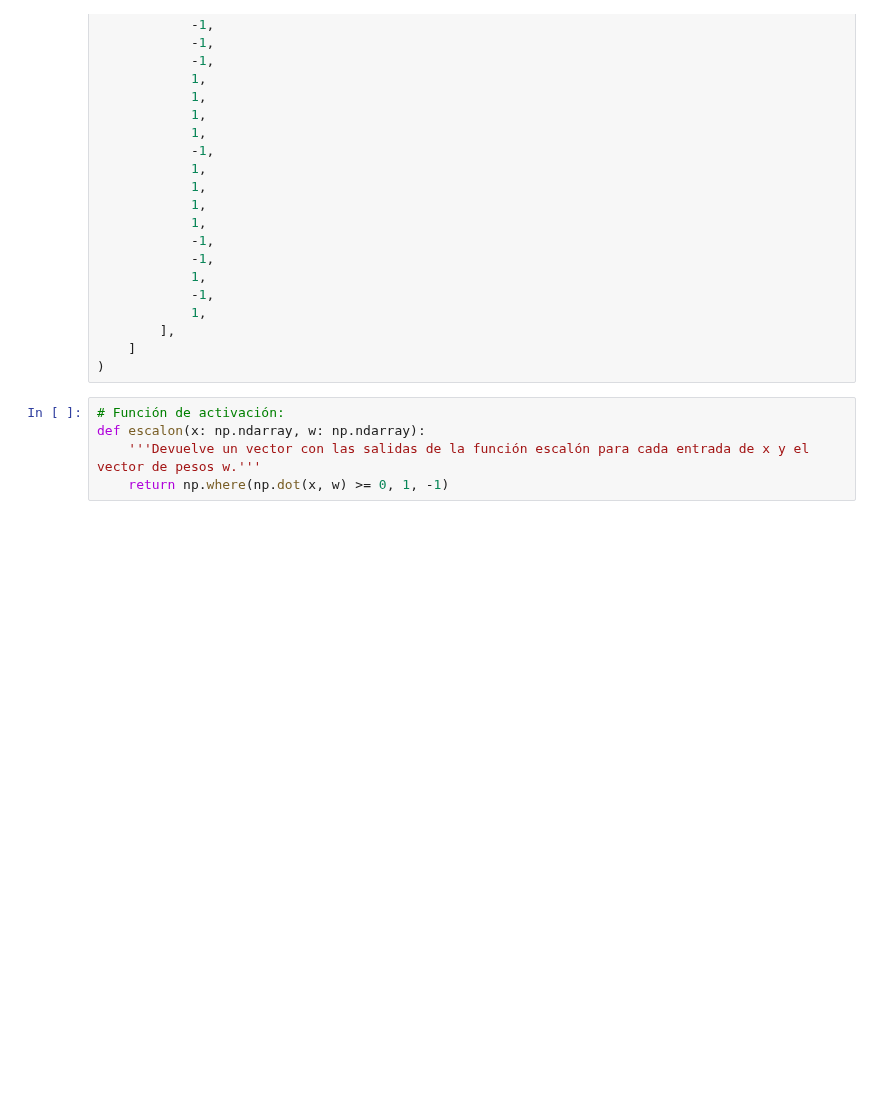
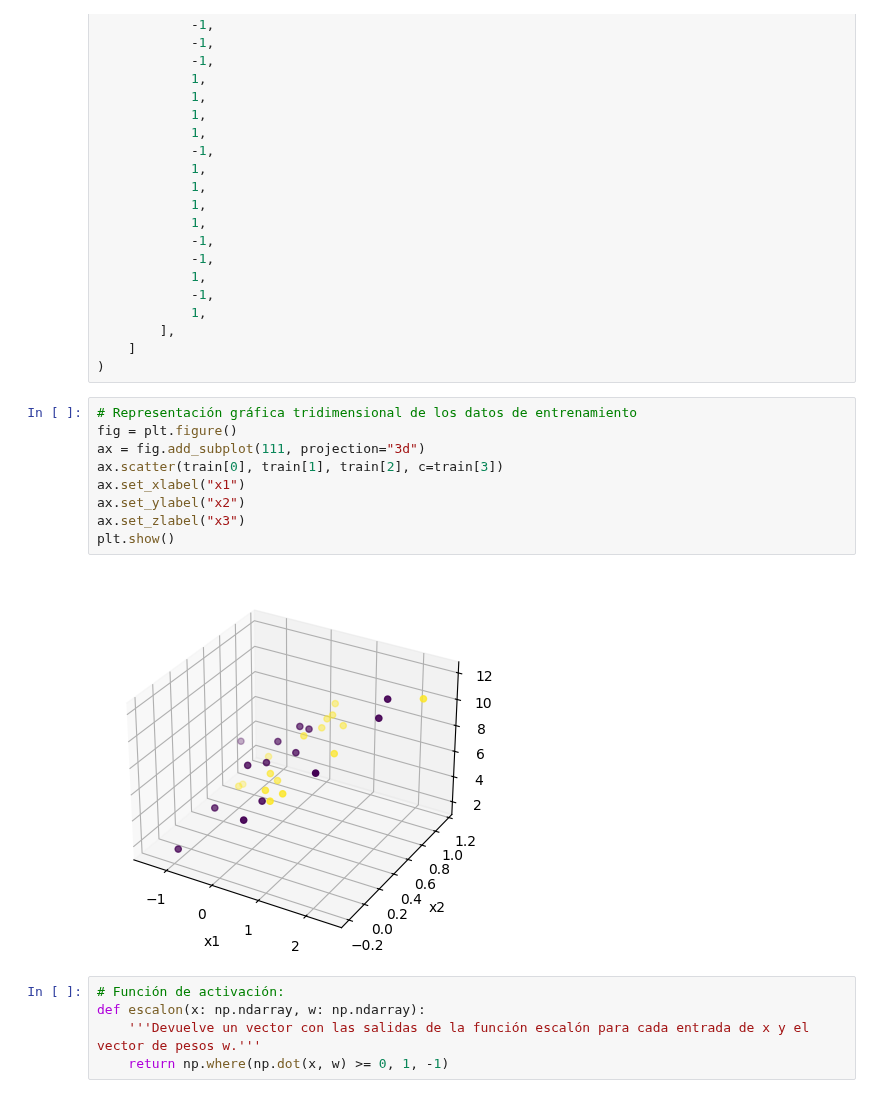
Before and after one commit to Apriea04/ComputacionNeuronalEvolutiva, a Jupyter notebook: Computación Evolutiva/Práctica 0/Parte 1.ipynb, the cells around one changed output. Cells and saved outputs as stored; diff of their text form; blank space fills up the shorter version.

```diff
--- a/Computación Evolutiva/Práctica 0/Parte 1.ipynb
+++ b/Computación Evolutiva/Práctica 0/Parte 1.ipynb
@@ -165,6 +167,17 @@ train = np.array(
         ],
     ]
 )
+# %%
+# Representación gráfica tridimensional de los datos de entrenamiento
+fig = plt.figure()
+ax = fig.add_subplot(111, projection="3d")
+ax.scatter(train[0], train[1], train[2], c=train[3])
+ax.set_xlabel("x1")
+ax.set_ylabel("x2")
+ax.set_zlabel("x3")
+plt.show()
+# %% [output]
+[figure, added]
 # %%
 # Función de activación:
 def escalon(x: np.ndarray, w: np.ndarray):
```
Also changed, not shown: parts of 3 cells of this notebook.
